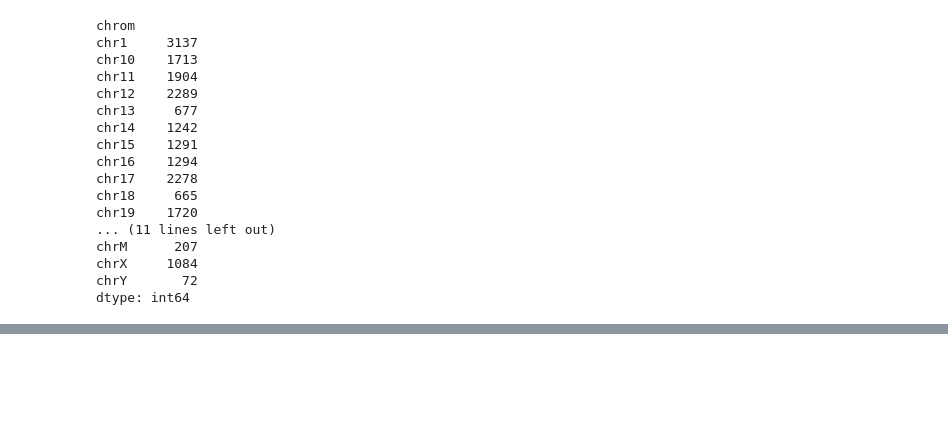
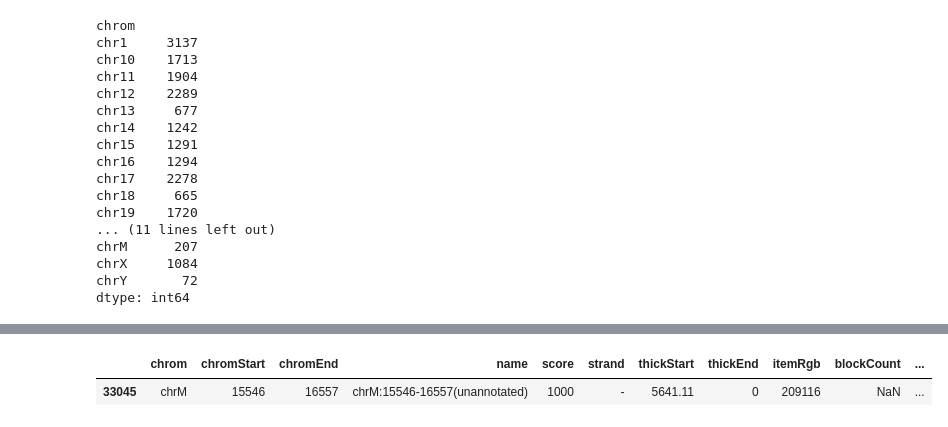
Before and after one commit to Duke-GCB/SciComp-Materials, a Jupyter notebook: python-part-04.ipynb, the cells around one changed output, grey strips where cells are left out. Saved outputs shown, nothing was run; the diff lists cells and outputs as text; code cells hidden in the pictures; blank space fills up the shorter version.

```diff
--- a/python-part-04.ipynb
+++ b/python-part-04.ipynb
@@ -240,0 +200,5 @@ b
+# %%
+b[b.chrom == 'chrM'][b.chromSpan == 1011]
+# %% [output]
+|  | chrom | chromStart | chromEnd | name | score | strand | thickStart | thickEnd | itemRgb | blockCount | ... |
+| 33045 | chrM | 15546 | 16557 | chrM:15546-16557(unannotated) | 1000 | - | 5641.11 | 0 | 209116 | NaN | ... |
```
Also changed, not shown: parts of 20 cells of this notebook.
